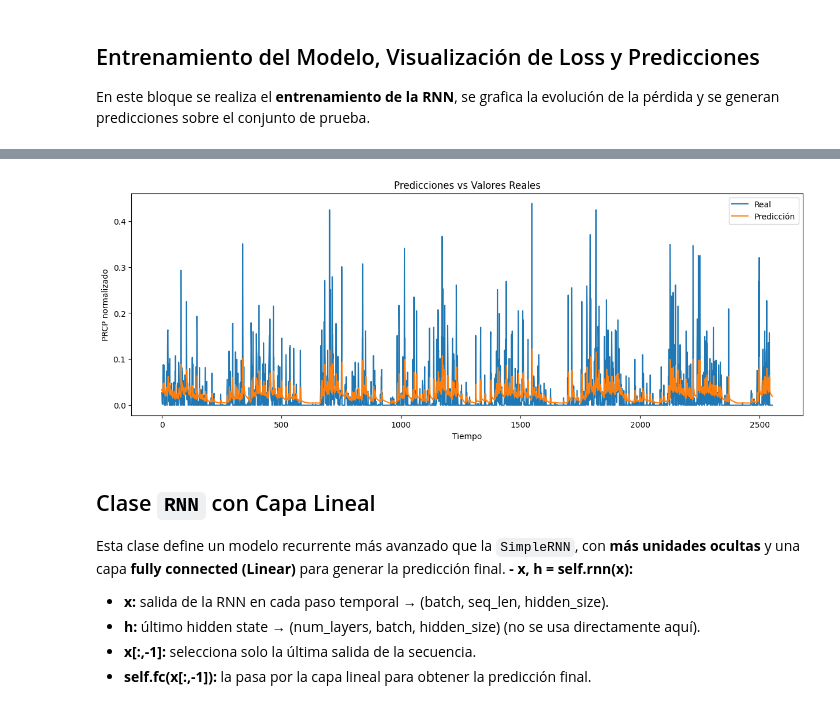
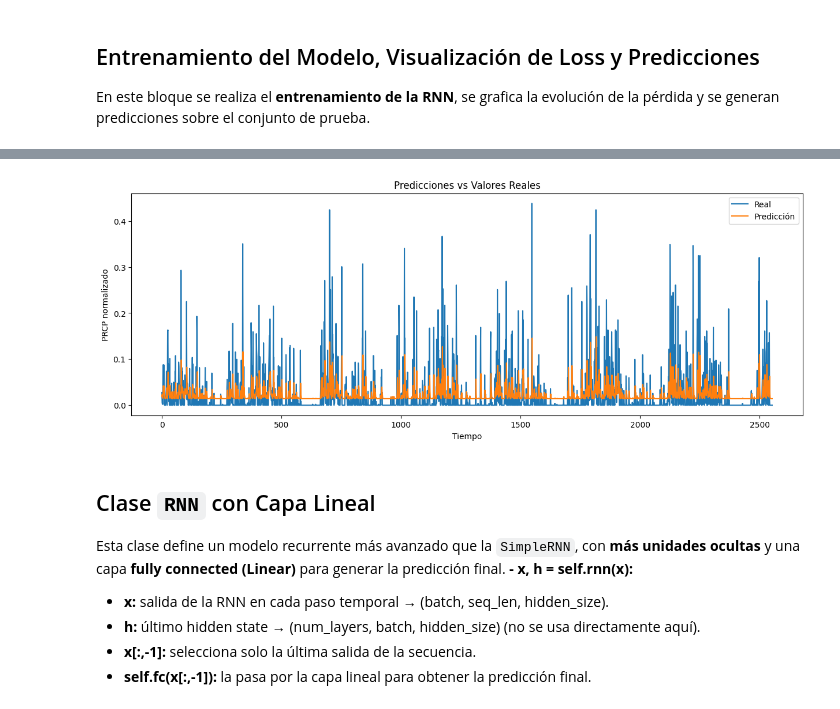
Before and after one commit to bspoloo/SIS421-022025, a Jupyter notebook: Laboratorios/Laboratorio 3/rnn.ipynb, the cells around one changed output, grey strips where cells are left out. Drawn from its saved outputs; the diff is of its cells as text; code cells hidden in the pictures.

```diff
--- a/Laboratorios/Laboratorio 3/rnn.ipynb
+++ b/Laboratorios/Laboratorio 3/rnn.ipynb
@@ -440,17 +440,17 @@ plt.show()
 # %%
-y_pred = predict(rnn, dataloader['test']).cpu().numpy()
+y_pred = predict(srnn, dataloader['test']).cpu().numpy()
 y_true = y_test
 
 plt.figure(figsize=(15,5))
 plt.plot(y_true, label="Real")
 plt.plot(y_pred, label="Predicción")
 plt.title("Predicciones vs Valores Reales")
 plt.xlabel("Tiempo")
 plt.ylabel("PRCP normalizado")
 plt.legend()
 plt.show()
 # %% [output]
-[figure, old version]
+[figure, new version]
 # %% [markdown]
 ## Clase `RNN` con Capa Lineal
 
```
Also changed, not shown: parts of 4 cells of this notebook.
